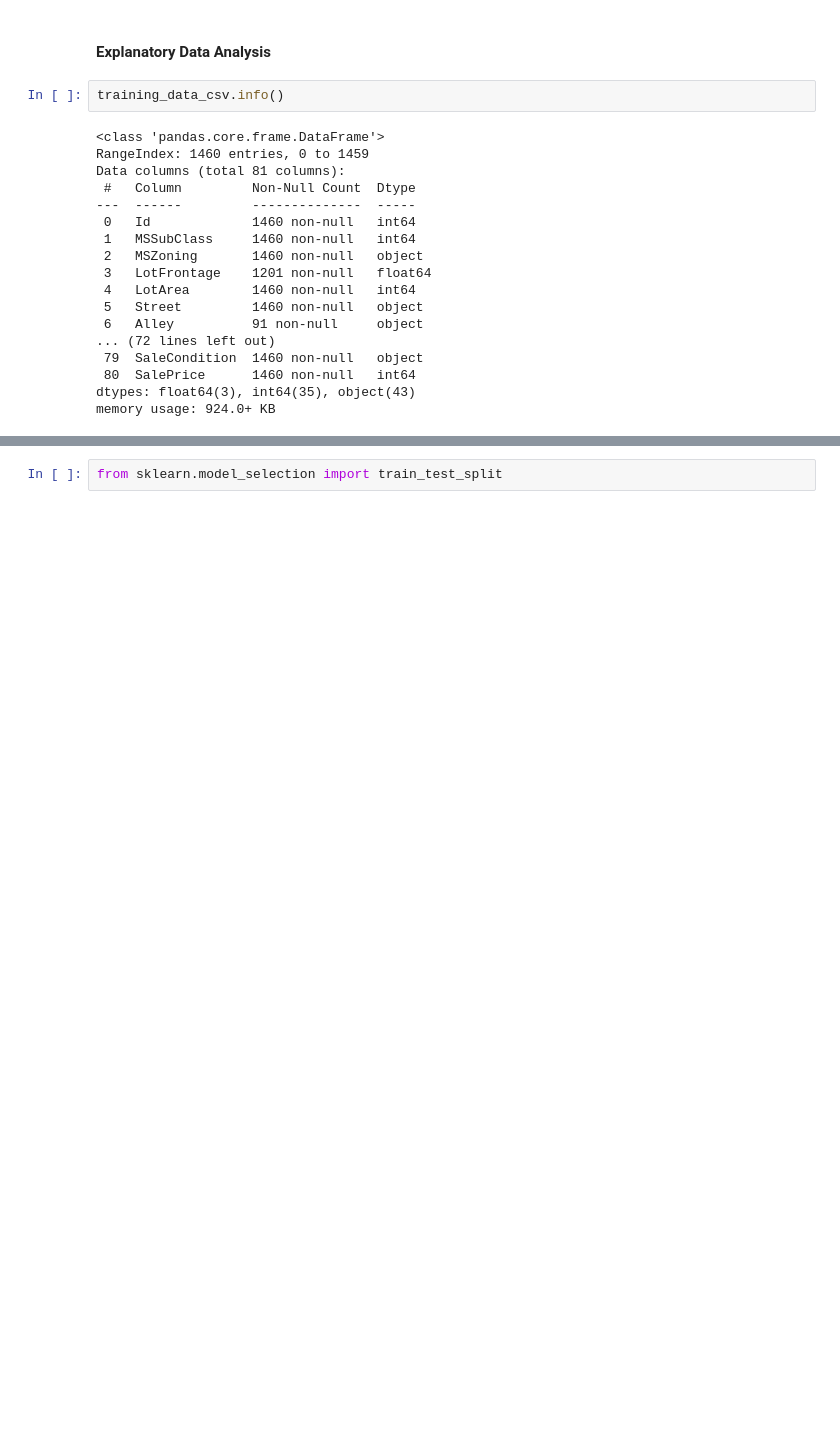
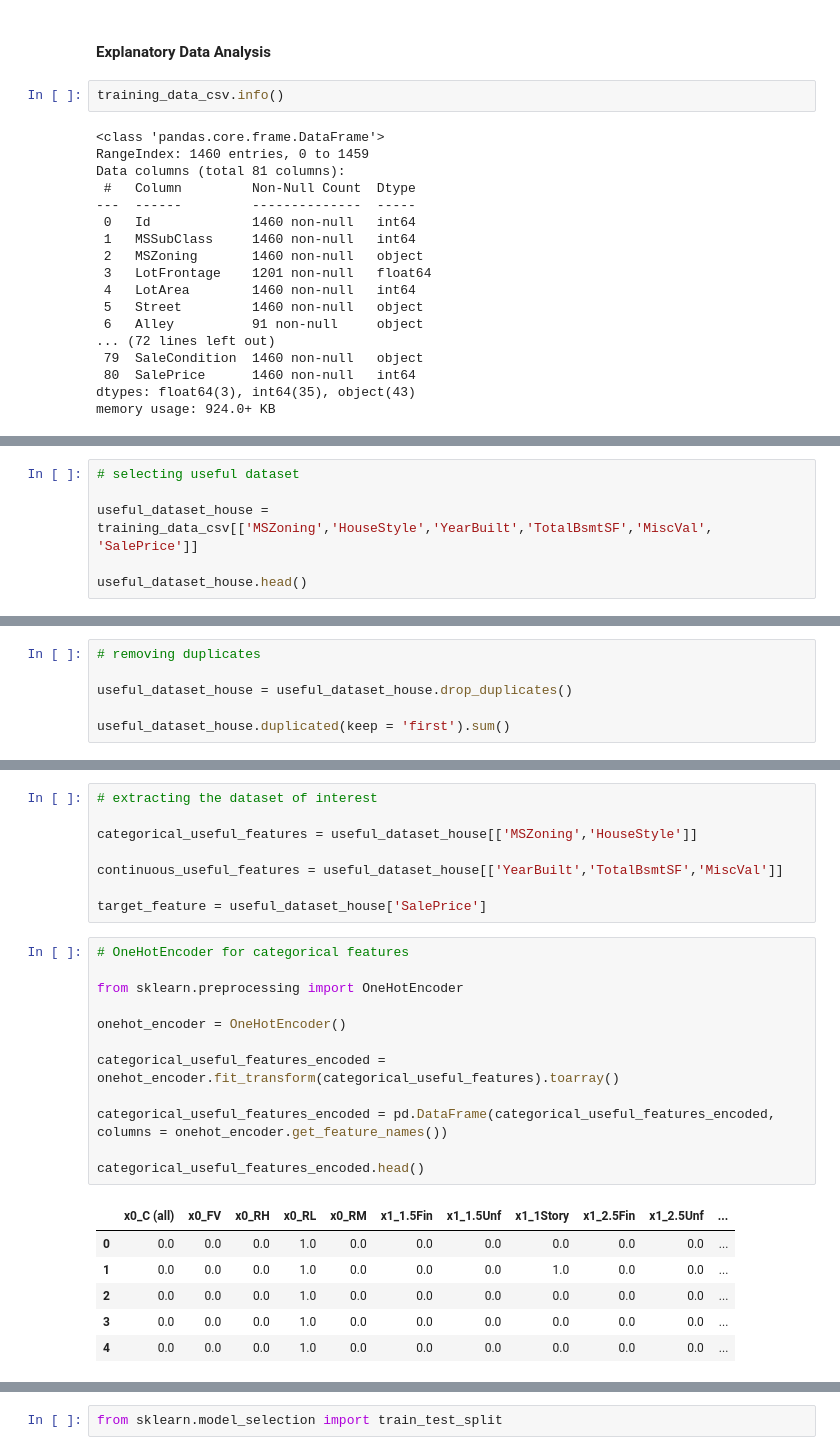
Before and after one commit to larrysman/dsp-olanrewaju-adegoke, a Jupyter notebook: notebooks/house-prices-modeling.ipynb, the cells around one changed output, grey strips where cells are left out. Saved outputs shown, nothing was run; the diff lists cells and outputs as text; blank space fills up the shorter version.

```diff
--- a/notebooks/house-prices-modeling-Copy2.ipynb
+++ b/notebooks/house-prices-modeling.ipynb
@@ -222,0 +73,6 @@ Name: SalePrice, dtype: int64
+# %%
+# selecting useful dataset
+
+useful_dataset_house = training_data_csv[['MSZoning','HouseStyle','YearBuilt','TotalBsmtSF','MiscVal', 'SalePrice']]
+
+useful_dataset_house.head()
@@ -222,0 +110,6 @@ Name: SalePrice, dtype: int64
+# %%
+# removing duplicates
+
+useful_dataset_house = useful_dataset_house.drop_duplicates()
+
+useful_dataset_house.duplicated(keep = 'first').sum()
@@ -222,0 +129,27 @@ Name: SalePrice, dtype: int64
+# %%
+# extracting the dataset of interest
+
+categorical_useful_features = useful_dataset_house[['MSZoning','HouseStyle']]
+
+continuous_useful_features = useful_dataset_house[['YearBuilt','TotalBsmtSF','MiscVal']]
+
+target_feature = useful_dataset_house['SalePrice']
+# %%
+# OneHotEncoder for categorical features
+
+from sklearn.preprocessing import OneHotEncoder
+
+onehot_encoder = OneHotEncoder()
+
+categorical_useful_features_encoded = onehot_encoder.fit_transform(categorical_useful_features).toarray()
+
+categorical_useful_features_encoded = pd.DataFrame(categorical_useful_features_encoded, columns = onehot_encoder.get_feature_names())
+
+categorical_useful_features_encoded.head()
+# %% [output]
+|  | x0_C (all) | x0_FV | x0_RH | x0_RL | x0_RM | x1_1.5Fin | x1_1.5Unf | x1_1Story | x1_2.5Fin | x1_2.5Unf | ... |
+| 0 | 0.0 | 0.0 | 0.0 | 1.0 | 0.0 | 0.0 | 0.0 | 0.0 | 0.0 | 0.0 | ... |
+| 1 | 0.0 | 0.0 | 0.0 | 1.0 | 0.0 | 0.0 | 0.0 | 1.0 | 0.0 | 0.0 | ... |
+| 2 | 0.0 | 0.0 | 0.0 | 1.0 | 0.0 | 0.0 | 0.0 | 0.0 | 0.0 | 0.0 | ... |
+| 3 | 0.0 | 0.0 | 0.0 | 1.0 | 0.0 | 0.0 | 0.0 | 0.0 | 0.0 | 0.0 | ... |
+| 4 | 0.0 | 0.0 | 0.0 | 1.0 | 0.0 | 0.0 | 0.0 | 0.0 | 0.0 | 0.0 | ... |
```
Also changed, not shown: parts of 76 cells of this notebook, 2 other files.
